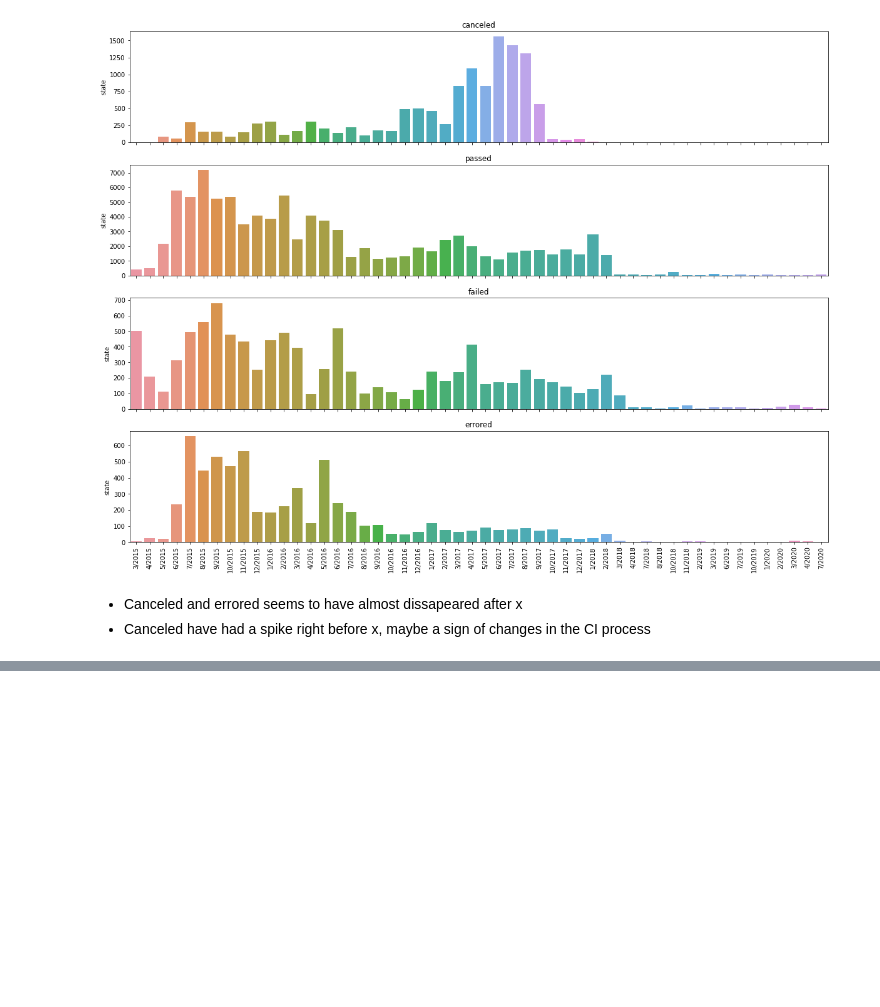
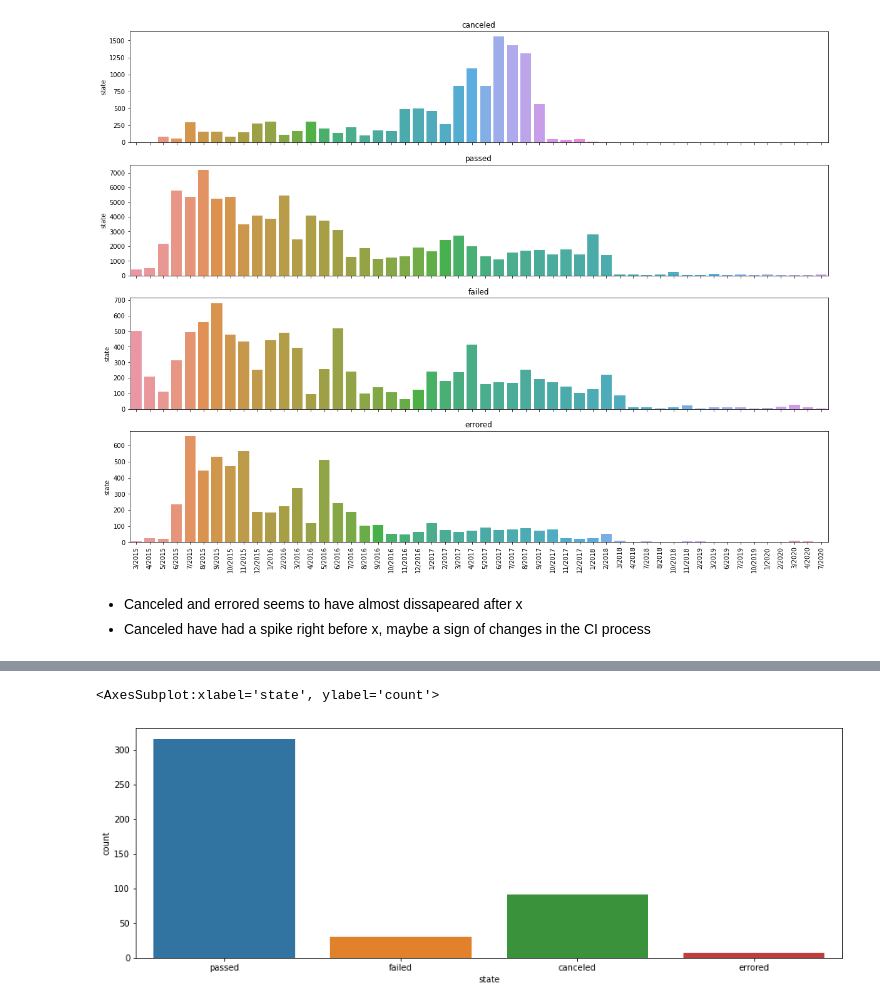
Before and after one commit to IncioMan/Continuous-Integration-metrics-for-post-release-bugs-prediction, a Jupyter notebook: notebooks/analysis/Jobs_dataset_analysis.ipynb, the cells around one changed output, grey strips where cells are left out. Cells and saved outputs as stored; diff of their text form; code cells hidden in the pictures; blank space fills up the shorter version.

```diff
--- a/notebooks/analysis/Jobs_dataset_analysis.ipynb
+++ b/notebooks/analysis/Jobs_dataset_analysis.ipynb
@@ -405,0 +440,6 @@ Name: id, dtype: int64
+# %%
+started_created_negative_ourliers = jobs[jobs.started_created_difference_seconds < 0]
+sns.countplot(started_created_negative_ourliers.state)
+# %% [output]
+<AxesSubplot:xlabel='state', ylabel='count'>
+[figure, added]
```
Also changed, not shown: parts of 91 cells of this notebook.
